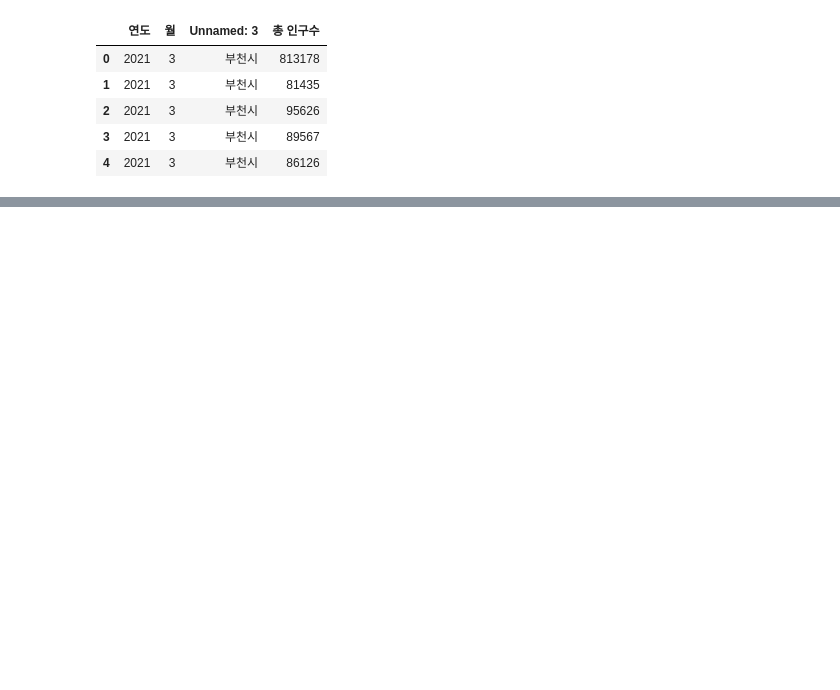
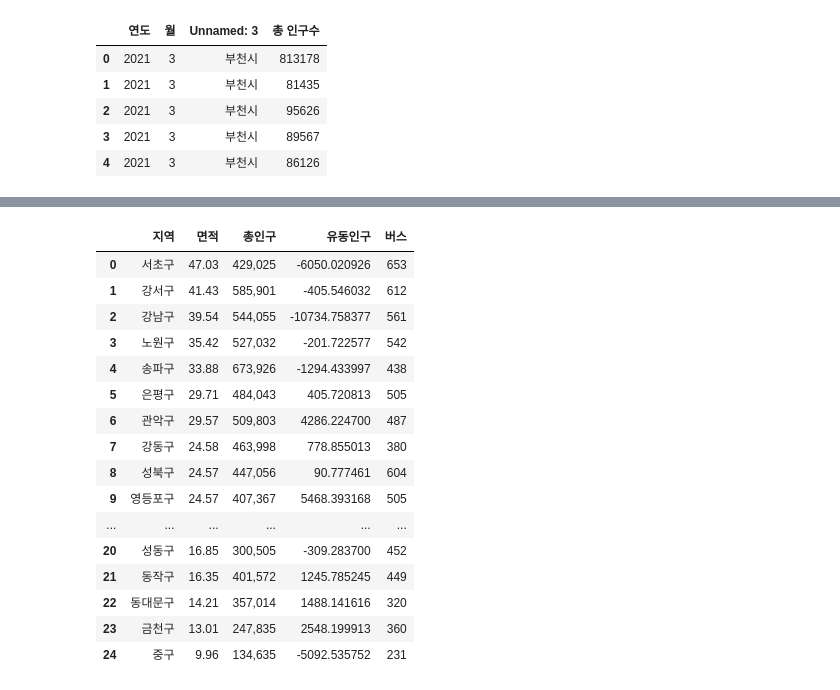
Before and after one commit to so02e/bucheon, a Jupyter notebook: won_compare.ipynb, the cells around one changed output, grey strips where cells are left out. Cells and saved outputs as stored; diff of their text form; code cells hidden in the pictures; blank space fills up the shorter version.

```diff
--- a/won_compare.ipynb
+++ b/won_compare.ipynb
@@ -108,0 +352,5 @@ seoul_bus.head(5)
+# %%
+display(seoul_num.head(5))
+seoul_num.columns = ['구', '총인구']
+display(seoul_bus.head(5))
+display(seoul_u.head(5))
@@ -108,0 +376,4 @@ seoul_bus.head(5)
+# %%
+seoul = pd.merge(left = seoul_num, right = seoul_u, how = "inner", on = "구")
+seoul = pd.merge(left = seoul, right = seoul_bus, how = "inner", on = "구")
+display(seoul.head(5))
@@ -108,0 +389,4 @@ seoul_bus.head(5)
+# %%
+total = pd.DataFrame(area).T.reset_index()
+total.columns = ['지역', '면적']
+total.head(5)
@@ -108,0 +400,23 @@ seoul_bus.head(5)
+# %%
+seoul.columns = ['지역', '총인구', '유동인구', '버스']
+# %%
+total = pd.merge(left = total, right = seoul, how = "left", on = "지역")
+total
+# %% [output]
+|  | 지역 | 면적 | 총인구 | 유동인구 | 버스 |
+| 0 | 서초구 | 47.03 | 429,025 | -6050.020926 | 653 |
+| 1 | 강서구 | 41.43 | 585,901 | -405.546032 | 612 |
+| 2 | 강남구 | 39.54 | 544,055 | -10734.758377 | 561 |
+| 3 | 노원구 | 35.42 | 527,032 | -201.722577 | 542 |
+| 4 | 송파구 | 33.88 | 673,926 | -1294.433997 | 438 |
+| 5 | 은평구 | 29.71 | 484,043 | 405.720813 | 505 |
+| 6 | 관악구 | 29.57 | 509,803 | 4286.224700 | 487 |
+| 7 | 강동구 | 24.58 | 463,998 | 778.855013 | 380 |
+| 8 | 성북구 | 24.57 | 447,056 | 90.777461 | 604 |
+| 9 | 영등포구 | 24.57 | 407,367 | 5468.393168 | 505 |
+| ... | ... | ... | ... | ... | ... |
+| 20 | 성동구 | 16.85 | 300,505 | -309.283700 | 452 |
+| 21 | 동작구 | 16.35 | 401,572 | 1245.785245 | 449 |
+| 22 | 동대문구 | 14.21 | 357,014 | 1488.141616 | 320 |
+| 23 | 금천구 | 13.01 | 247,835 | 2548.199913 | 360 |
+| 24 | 중구 | 9.96 | 134,635 | -5092.535752 | 231 |
```
Also changed, not shown: parts of 33 cells of this notebook.
